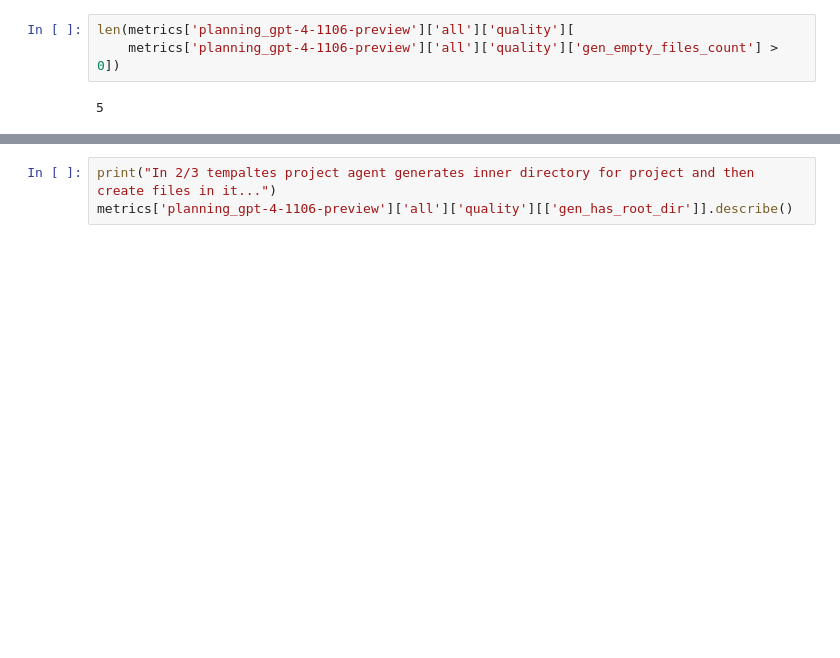
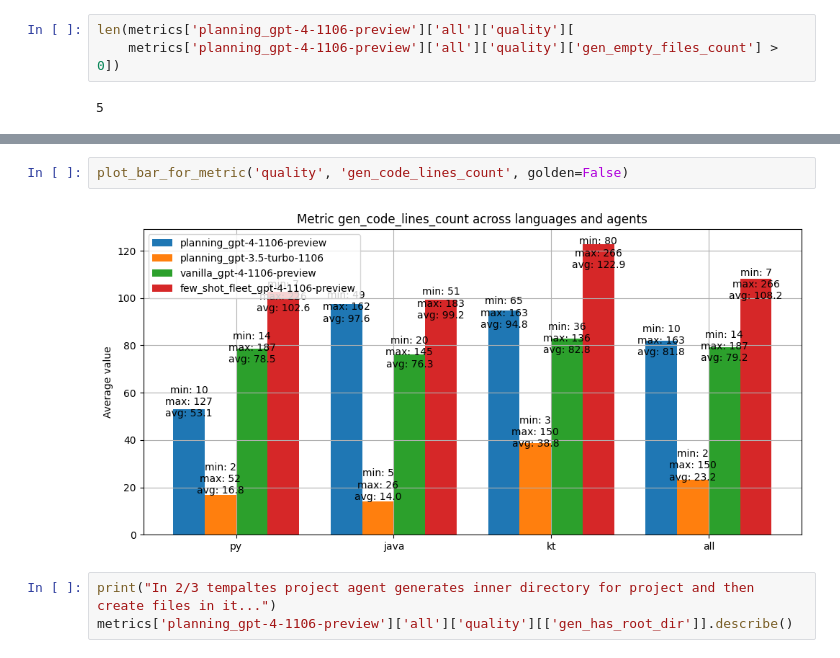
Before and after one commit to JetBrains-Research/agents-eval, a Jupyter notebook: src/template_generation/notebooks/metrics.ipynb, the cells around one changed output, grey strips where cells are left out. Drawn from its saved outputs; the diff is of its cells as text; blank space fills up the shorter version.

```diff
--- a/src/template_generation/notebooks/metrics.ipynb
+++ b/src/template_generation/notebooks/metrics.ipynb
@@ -223,3 +225,7 @@ plot_bar_for_metric('quality', 'gen_file_tree_depth', golden=True)
+# %%
+plot_bar_for_metric('quality', 'gen_code_lines_count', golden=False)
+# %% [output]
+[figure, added]
 # %%
 print("In 2/3 tempaltes project agent generates inner directory for project and then create files in it...")
 metrics['planning_gpt-4-1106-preview']['all']['quality'][['gen_has_root_dir']].describe()
```
Also changed, not shown: parts of 7 cells of this notebook, 29 other files.
